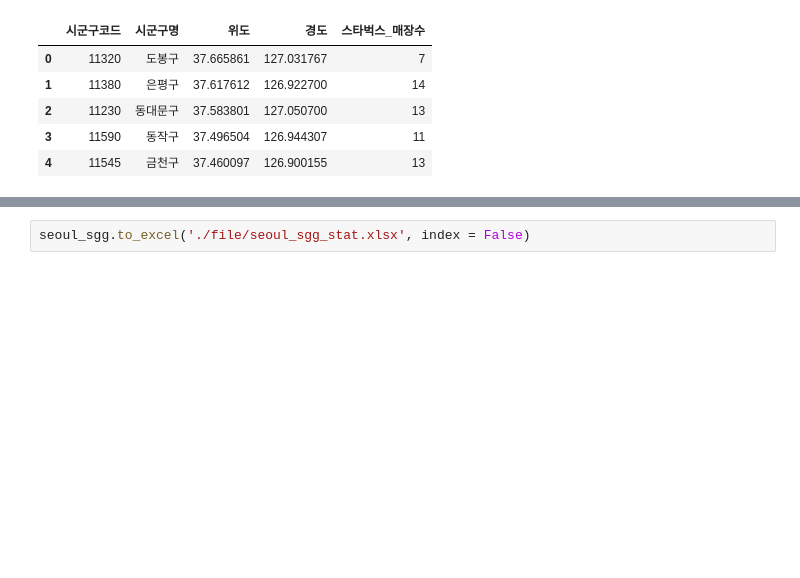
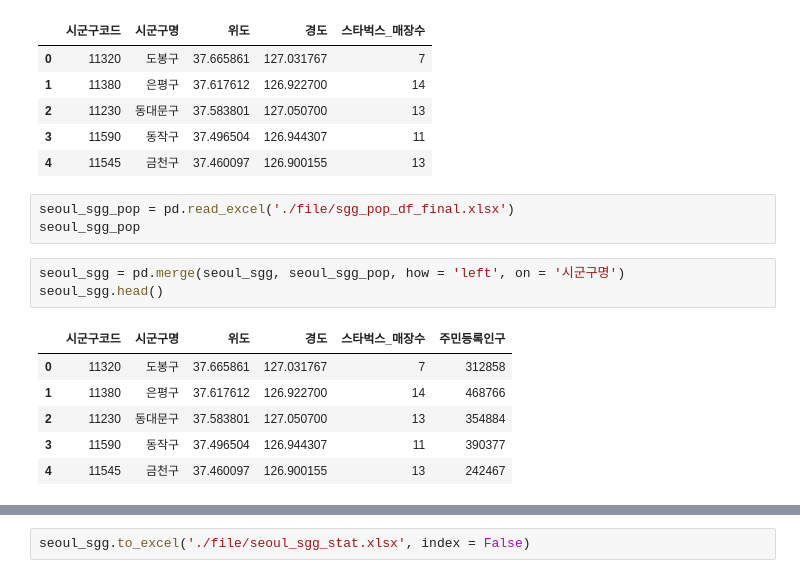
Before and after one commit to WoSIN98/Ubion_, a Jupyter notebook: market/project1/100.Project/01.semiProject/02.스타벅스매장입지분석(데이터전처리).ipynb, the cells around one changed output, grey strips where cells are left out. Saved outputs shown, nothing was run; the diff lists cells and outputs as text; blank space fills up the shorter version.

```diff
--- a/market/project1/100.Project/01.semiProject/02.스타벅스매장입지분석(데이터전처리).ipynb
+++ b/market/project1/100.Project/01.semiProject/02.스타벅스매장입지분석(데이터전처리).ipynb
@@ -82,6 +82,19 @@ seoul_sgg.head()
 | 2 | 11230 | 동대문구 | 37.583801 | 127.050700 | 13 |
 | 3 | 11590 | 동작구 | 37.496504 | 126.944307 | 11 |
 | 4 | 11545 | 금천구 | 37.460097 | 126.900155 | 13 |
+# %%
+seoul_sgg_pop = pd.read_excel('./file/sgg_pop_df_final.xlsx')
+seoul_sgg_pop
+# %%
+seoul_sgg = pd.merge(seoul_sgg, seoul_sgg_pop, how = 'left', on = '시군구명')
+seoul_sgg.head()
+# %% [output]
+|  | 시군구코드 | 시군구명 | 위도 | 경도 | 스타벅스_매장수 | 주민등록인구 |
+| 0 | 11320 | 도봉구 | 37.665861 | 127.031767 | 7 | 312858 |
+| 1 | 11380 | 은평구 | 37.617612 | 126.922700 | 14 | 468766 |
+| 2 | 11230 | 동대문구 | 37.583801 | 127.050700 | 13 | 354884 |
+| 3 | 11590 | 동작구 | 37.496504 | 126.944307 | 11 | 390377 |
+| 4 | 11545 | 금천구 | 37.460097 | 126.900155 | 13 | 242467 |
 # %%
 # 서울시 시군구 목록 데이터에 서울시 시군구별 사업체 수 통계 데이터를 병합
 seoul_sgg_biz = pd.read_excel('file/sgg_biz_df_final.xlsx')
```
Also changed, not shown: parts of 3 cells of this notebook, 15 other files.
